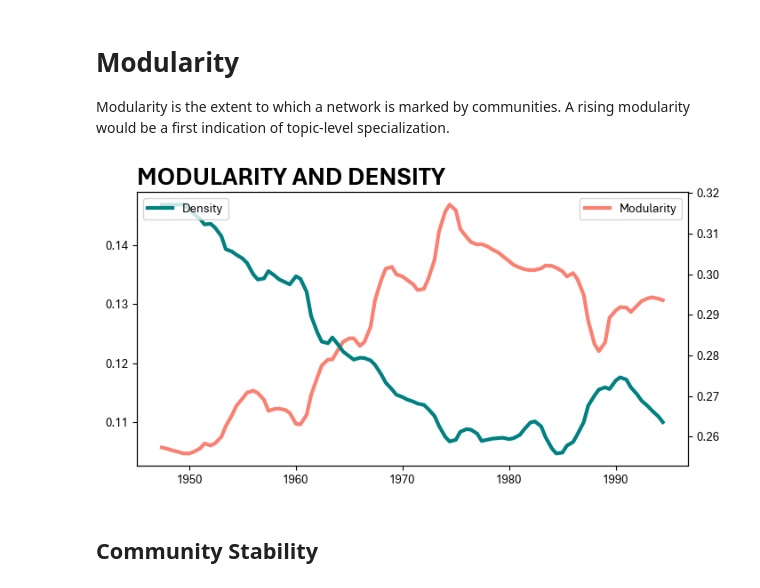
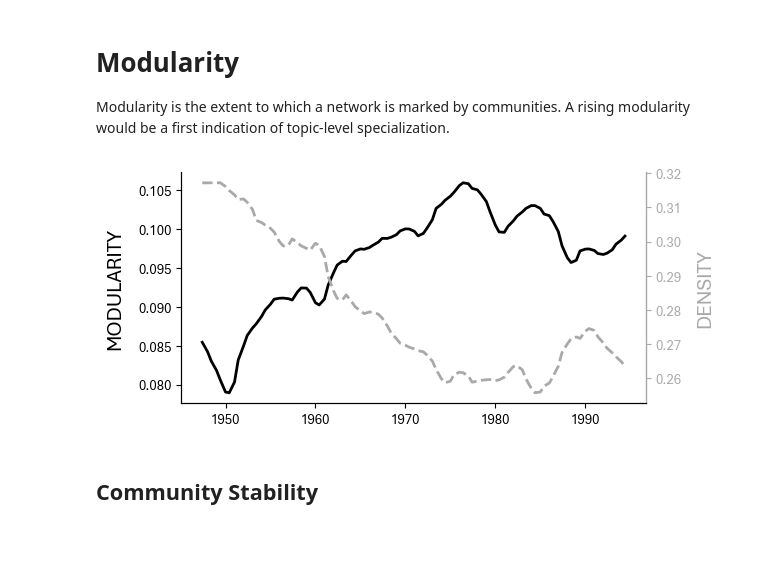
Before and after one commit to rubenros1795/linkage, a Jupyter notebook: 002_modularity.ipynb, the cells around one changed output. Saved outputs shown, nothing was run; the diff lists cells and outputs as text; code cells hidden in the pictures; blank space fills up the shorter version.

```diff
--- a/002_modularity.ipynb
+++ b/002_modularity.ipynb
@@ -54,18 +54,24 @@ def get_ds(v):
 df_degree = dists.groupby(dists.index).apply(lambda g: get_ds(g.to_numpy())).reset_index(name='degree')
 df_modul = dists.groupby(dists.index).apply(lambda g: get_mod(g.to_numpy())).reset_index(name='modularity')
 # %%
-f, a = plt.subplots(1,1,figsize=(8,4))
-a.plot(df_modul['index'], adaptive_filter(df_modul.modularity,span=35),color='salmon',label='Modularity',lw=3)
+f, a = plt.subplots(1,1,figsize=(6,3))
+a.plot(df_modul['index'], adaptive_filter(df_modul.modularity,span=35),color='black',label='Modularity',lw=2)
+a.set_ylabel('Modularity'.upper(),color='black',fontsize=15,labelpad=10)
 aa = a.twinx()
-aa.plot(df_degree['index'], adaptive_filter(df_degree.degree,span=35),color='teal',label='Density',lw=3)
-aa.legend(loc='upper left')
-a.legend(loc='upper right')
-a.set_title('MODULARITY AND DENSITY',fontweight='bold',fontsize=20,loc='left')
+aa.plot(df_degree['index'], adaptive_filter(df_degree.degree,span=35),color='darkgrey',label='Density',lw=2,linestyle='--')
+aa.yaxis.set_label_position("right")
+aa.set_ylabel('DENSITY'.upper(),color='darkgrey',fontsize=15,labelpad=10)
+aa.spines['right'].set_color('darkgrey')
+aa.tick_params(colors='darkgrey')
+
+a.spines['top'].set_alpha(0)
+aa.spines['top'].set_alpha(0)
+
 
 plt.savefig('figs/mod-degs.png',dpi=400)
 plt.show()
 # %% [output]
-[figure, old version]
+[figure, new version]
 # %% [markdown]
 ## Community Stability
 # %%
```
Also changed, not shown: parts of 2 cells of this notebook, 6 other files.
